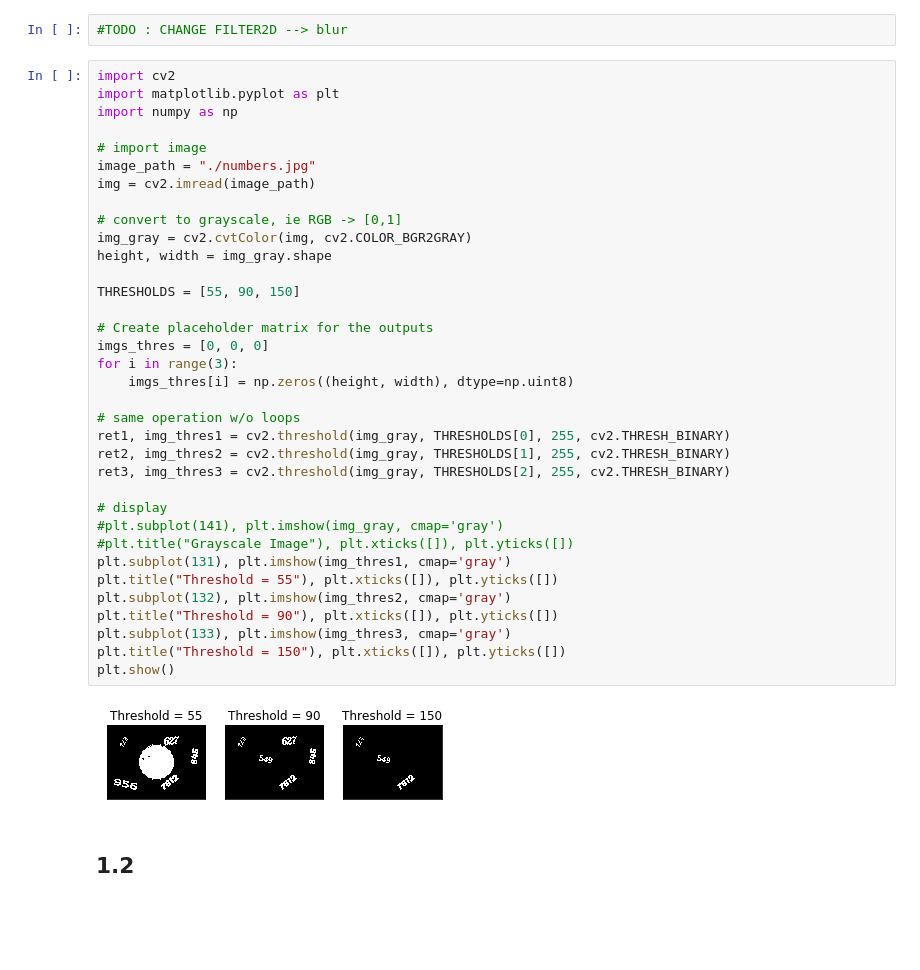
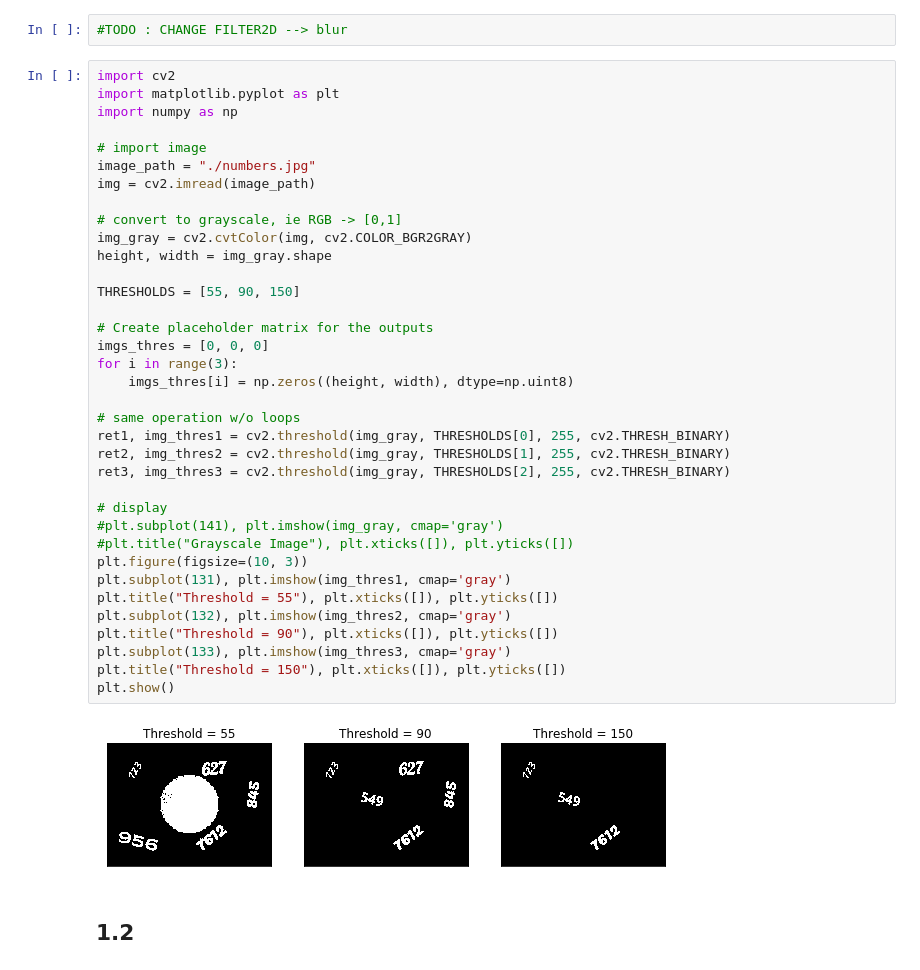
Before and after one commit to Patrick-Erath/OpenCV, a Jupyter notebook: Assignment1/Assignment1.ipynb, the cells around one changed output. Saved outputs shown, nothing was run; the diff lists cells and outputs as text; blank space fills up the shorter version.

```diff
--- a/Assignment1/Assignment1.ipynb
+++ b/Assignment1/Assignment1.ipynb
@@ -13,34 +13,35 @@ import numpy as np
 image_path = "./numbers.jpg"
 img = cv2.imread(image_path)
 
 # convert to grayscale, ie RGB -> [0,1]
 img_gray = cv2.cvtColor(img, cv2.COLOR_BGR2GRAY)
 height, width = img_gray.shape
 
 THRESHOLDS = [55, 90, 150]
 
 # Create placeholder matrix for the outputs
 imgs_thres = [0, 0, 0]
 for i in range(3):
     imgs_thres[i] = np.zeros((height, width), dtype=np.uint8)
 
 # same operation w/o loops
 ret1, img_thres1 = cv2.threshold(img_gray, THRESHOLDS[0], 255, cv2.THRESH_BINARY)
 ret2, img_thres2 = cv2.threshold(img_gray, THRESHOLDS[1], 255, cv2.THRESH_BINARY)
 ret3, img_thres3 = cv2.threshold(img_gray, THRESHOLDS[2], 255, cv2.THRESH_BINARY)
 
 # display
 #plt.subplot(141), plt.imshow(img_gray, cmap='gray')
 #plt.title("Grayscale Image"), plt.xticks([]), plt.yticks([])
+plt.figure(figsize=(10, 3))
 plt.subplot(131), plt.imshow(img_thres1, cmap='gray')
 plt.title("Threshold = 55"), plt.xticks([]), plt.yticks([])
 plt.subplot(132), plt.imshow(img_thres2, cmap='gray')
 plt.title("Threshold = 90"), plt.xticks([]), plt.yticks([])
 plt.subplot(133), plt.imshow(img_thres3, cmap='gray')
 plt.title("Threshold = 150"), plt.xticks([]), plt.yticks([])
 plt.show()
 # %% [output]
-[figure, old version]
+[figure, new version]
 # %% [markdown]
 ## 1.2
 # %% [raw]
```
Also changed, not shown: parts of 33 cells of this notebook, 5 other files.
